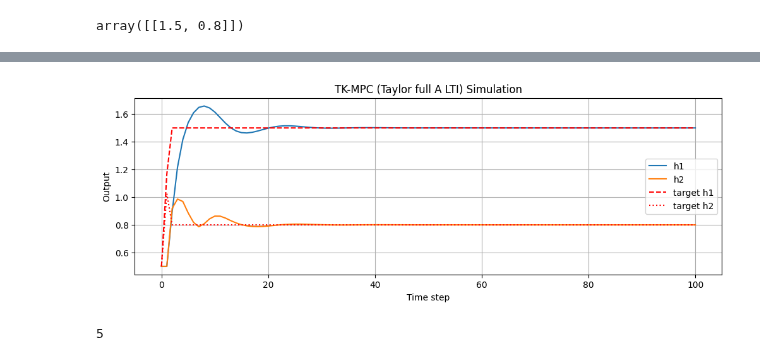
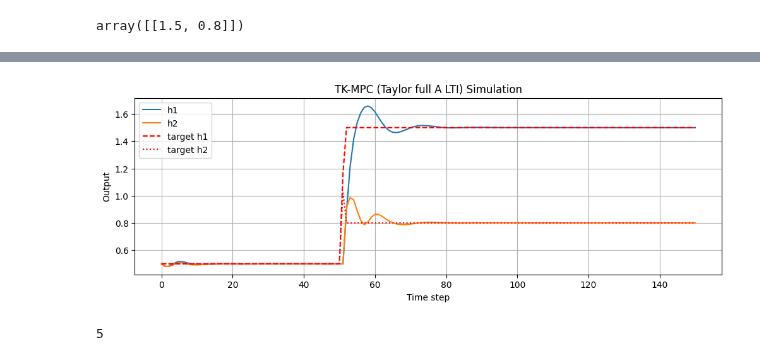
Before and after one commit to PatrikValabek/offset-free-koopman-mpc, a Jupyter notebook: offset_free_J.ipynb, the cells around one changed output, grey strips where cells are left out. Cells and saved outputs as stored; diff of their text form; code cells hidden in the pictures.

```diff
--- a/offset_free_J.ipynb
+++ b/offset_free_J.ipynb
@@ -170,7 +170,7 @@ Qu = loaded_setup['Qu']
 
 J = helper.evaluate_jacobian(
     problem.nodes[4],
-    torch.from_numpy(get_x(y_start).T[0]).float(),
+    torch.from_numpy(z_est_[0,:nz]).float(),
 )
 
 C_k = cp.Parameter((ny, nz))
@@ -200,7 +200,7 @@ delta_u = cp.Variable((nu, N))
 u = cp.Variable((nu, N + 1))
 z_s = cp.Variable(nz)
 z_k = cp.Parameter(nz)
-z_k.value = get_x(y_start).T[0]
+z_k.value = z_est_[0,:nz]
 y_k = cp.Parameter(ny)
 y_k.value = get_y(z_k.value)[0]
 y_s = cp.Variable(ny)
@@ -338,6 +338,7 @@ ys_sim[:, 0] = y_s.value
 zs_sim[:, 0] = z_s.value
 y_sim_descaled[:, 0] = scaler.inverse_transform(y_sim[:, 0].reshape(1,-1))[0]
 
+u_prev.value = u_s.value
 counter = 0
 when = 0
 change = False
@@ -352,7 +353,7 @@ for k in range(sim_time):
     # z_k.value = z_s.value
     # y_k.value = get_y(z_k.value)[0]
 
-    if True:#abs(sum(ys_sim[:, k-1]-ys_sim[:, k])) > 0.01 and k > 0: #k in [50,51,52,53]:
+    if k>0:#abs(sum(ys_sim[:, k-1]-ys_sim[:, k])) > 0.01 and k > 0: #k in [50,51,52,53]:
         mpc = construct_MPC(C_k.value)
         when = k
         change = True
@@ -478,18 +488,18 @@ array([[ 1.32761351,  1.32762193,  1.32762763,  1.32763069,  1.32763235,
 # %%
 # plot results
 plt.figure(figsize=(12, 8))
 plt.subplot(2, 1, 1)
-plt.plot(y_sim_descaled[0,50:], label='h1')
-plt.plot(y_sim_descaled[1,50:], label='h2')
-plt.plot(scaler.inverse_transform(ys_sim.T).T[0,50:], color='red', linestyle='--', label='target h1')
-plt.plot(scaler.inverse_transform(ys_sim.T).T[1,50:], color='red', linestyle=':', label='target h2')
+plt.plot(y_sim_descaled[0,00:], label='h1')
+plt.plot(y_sim_descaled[1,00:], label='h2')
+plt.plot(scaler.inverse_transform(ys_sim.T).T[0,0:], color='red', linestyle='--', label='target h1')
+plt.plot(scaler.inverse_transform(ys_sim.T).T[1,00:], color='red', linestyle=':', label='target h2')
 plt.xlabel('Time step')
 plt.ylabel('Output')
 plt.title('TK-MPC (Taylor full A LTI) Simulation')
 plt.legend()
 plt.grid(True)
 # %% [output]
-[figure, old version]
+[figure, new version]
 # %%
 sum(y_sim_descaled[0] > 1.58001)
 # %% [output]
```
Also changed, not shown: parts of 22 cells of this notebook, 6 other files.
